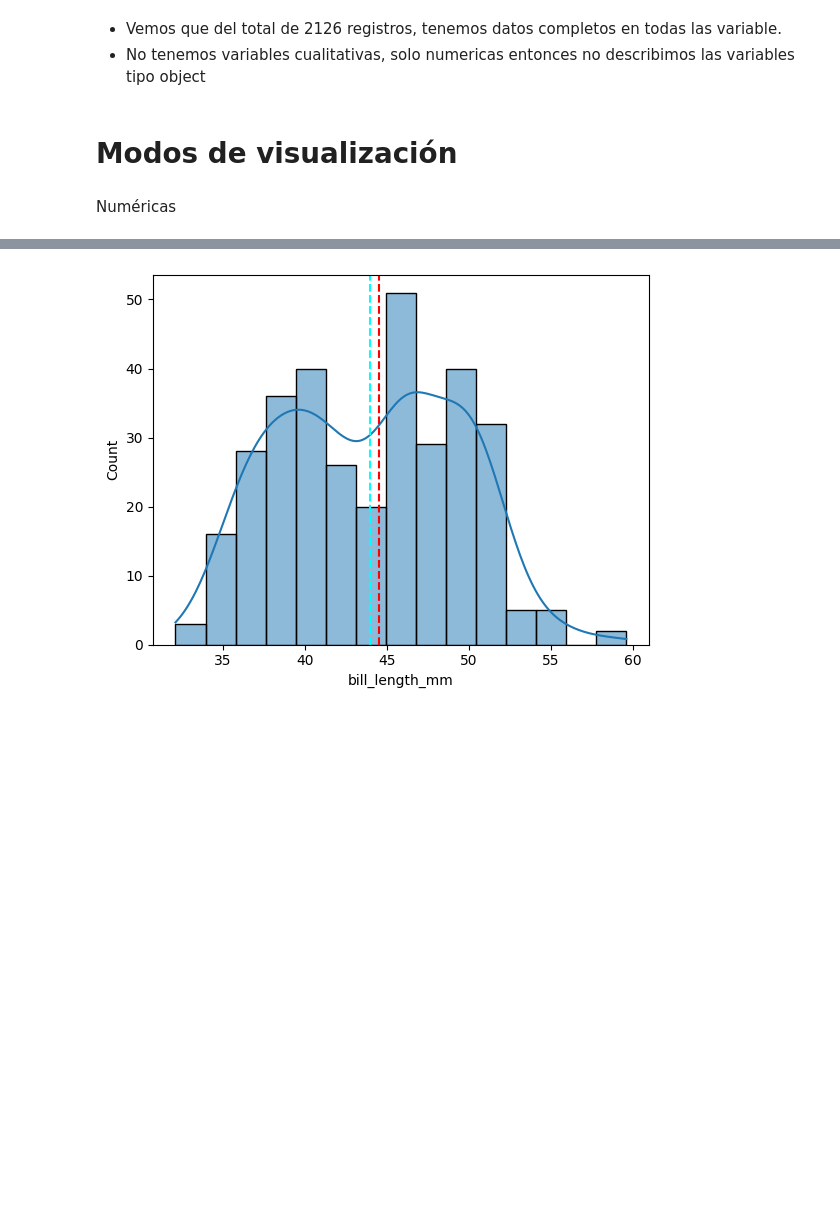
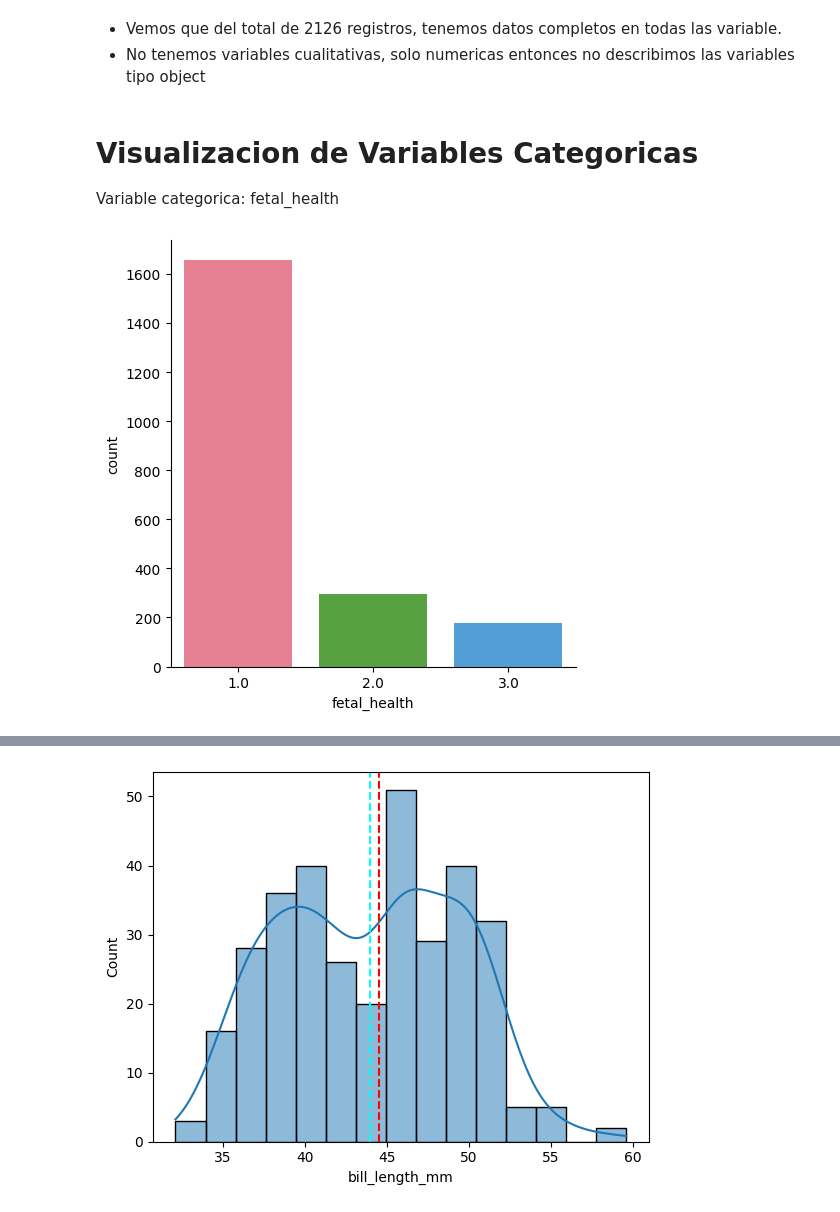
Before and after one commit to heldigard/Model_Explor_AnaliticaDatos, a Jupyter notebook: exploracion_de_datos.ipynb, the cells around one changed output, grey strips where cells are left out. Saved outputs shown, nothing was run; the diff lists cells and outputs as text; code cells hidden in the pictures; blank space fills up the shorter version.

```diff
--- a/exploracion_de_datos.ipynb
+++ b/exploracion_de_datos.ipynb
@@ -117,7 +121,12 @@ df.describe(include = 'all')
 # %% [markdown]
 - Vemos que del total de 2126 registros, tenemos datos completos en todas las variable.
 - No tenemos variables cualitativas, solo numericas entonces no describimos las variables tipo object
-# %% [markdown]
-# Modos de visualización
-# %% [markdown]
-Numéricas
+# %% [markdown]
+# Visualizacion de Variables Categoricas
+Variable categorica: fetal_health
+# %%
+#Salud Cardiaca del Feto
+sb.catplot(data = df, x = 'fetal_health', kind = 'count', palette = "husl")
+plt.show()
+# %% [output]
+[figure, added]
```
Also changed, not shown: parts of 12 cells of this notebook.
